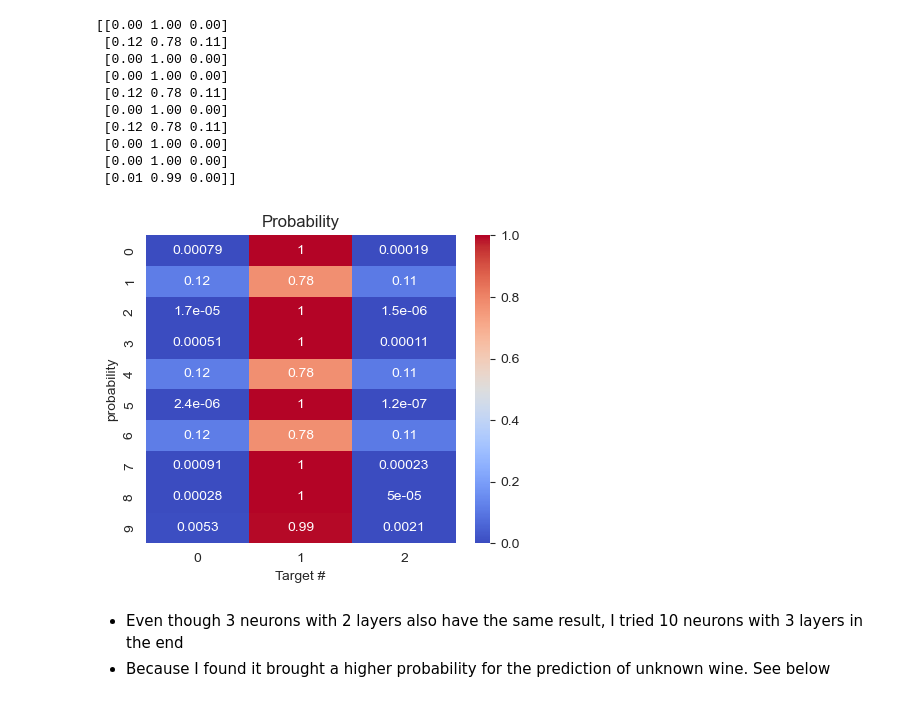
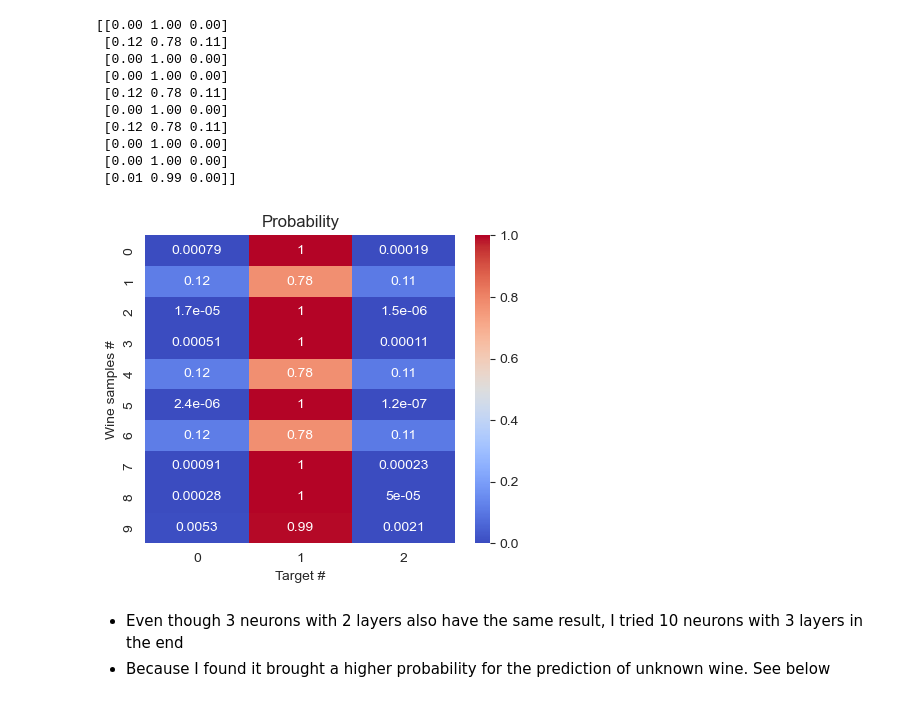
Before and after one commit to Zhu-Yifan/OEAS895, a Jupyter notebook: HW4/HW4_Wine_Classification.ipynb, the cells around one changed output. Drawn from its saved outputs; the diff is of its cells as text; code cells hidden in the pictures.

```diff
--- a/HW4/HW4_Wine_Classification.ipynb
+++ b/HW4/HW4_Wine_Classification.ipynb
@@ -557,12 +557,12 @@ print(proba)
 # %%
 plt.figure(figsize=(5,4))
 sns.heatmap (proba,annot=True,vmax=1,vmin=0,cmap='coolwarm')
 plt.title("Probability")
-plt.ylabel("probability")
+plt.ylabel("Wine samples #")
 plt.xlabel("Target #")
 plt.show()
 # %% [output]
-[figure, old version]
+[figure, new version]
 # %% [markdown]
 * Even though 3 neurons with 2 layers also have the same result, I tried 10 neurons with 3 layers in the end
 * Because I found it brought a higher probability for the prediction of unknown wine. See below
```
Also changed, not shown: parts of 2 cells of this notebook.
